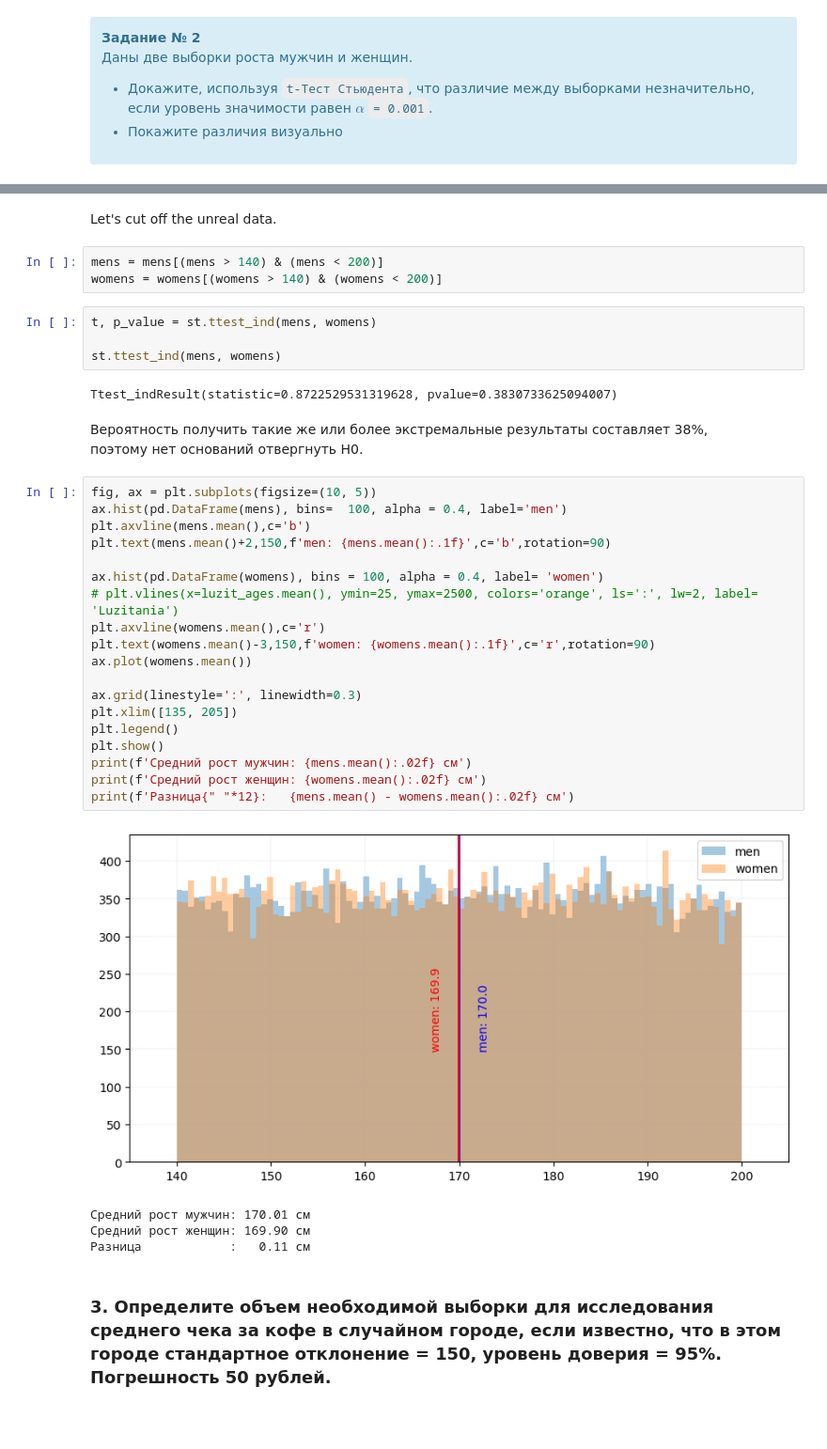
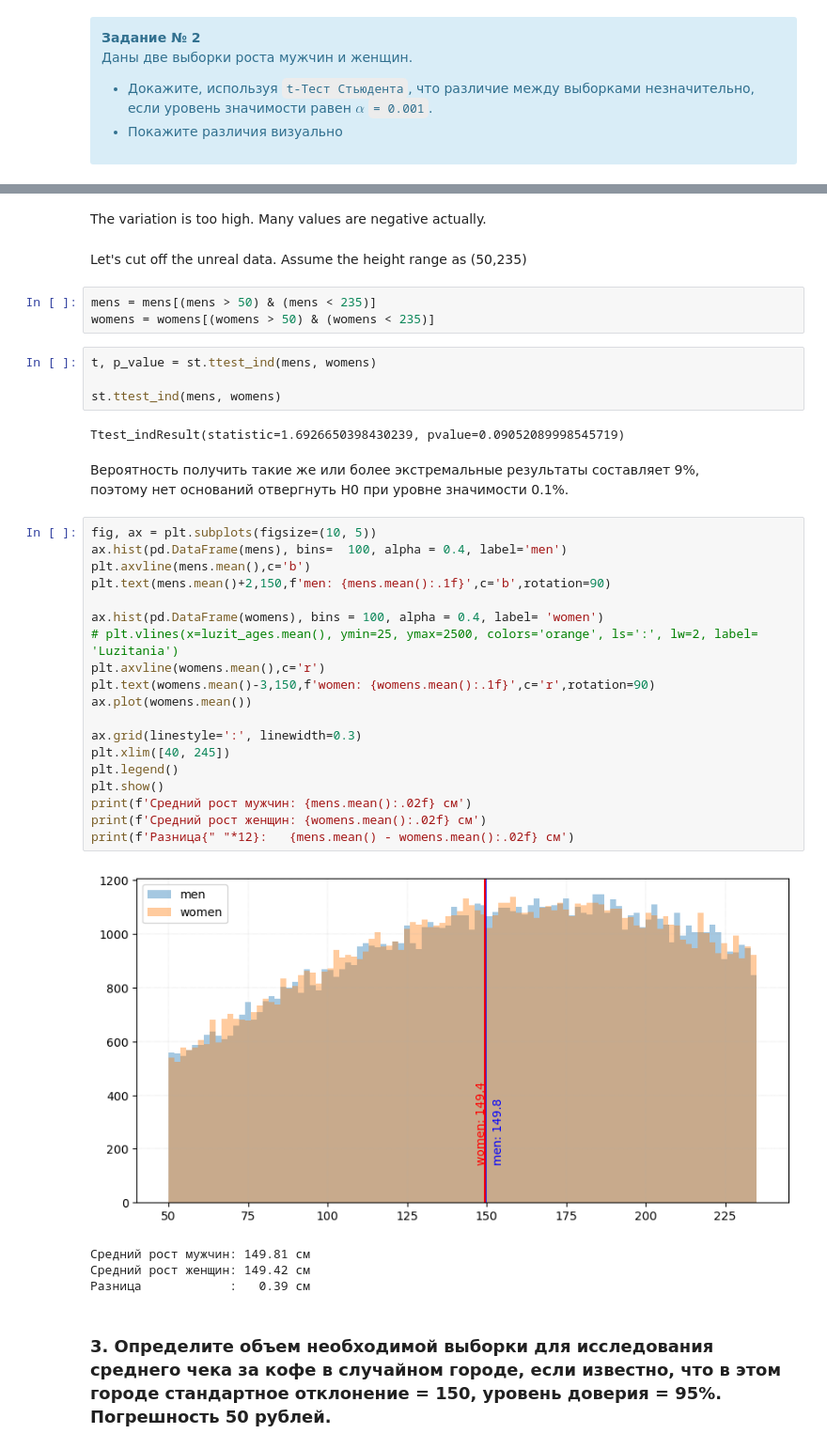
Before and after one commit to IgorBeHolder/Netology, a Jupyter notebook: Netology stats_Confidential_intervals HW.ipynb, the cells around one changed output, grey strips where cells are left out. Shown at 94% size. Drawn from its saved outputs; the diff is of its cells as text; blank space fills up the shorter version.

```diff
--- a/Netology stats_Confidential_intervals HW.ipynb
+++ b/Netology stats_Confidential_intervals HW.ipynb
@@ -678,44 +745,46 @@ confidence = 1 - alpha
 mens  = st.norm.rvs(loc=171, scale=100, size=150000)  # Выборка мужчин со средним ростом 171
 womens = st.norm.rvs(loc=170, scale=100, size=150000)  # Выборка женщин со средним ростом 170
 #В двух строчках выше генерируется две выбороки, где loc это среднее значение, а scale это дисперсия
+# %% [markdown]
+The variation is too high. Many values are negative actually.
 # %% [markdown]
-Let's cut off the unreal data.
+Let's cut off the unreal data. Assume the height range as (50,235)
 # %%
-mens = mens[(mens > 140) & (mens < 200)]
-womens = womens[(womens > 140) & (womens < 200)]
+mens = mens[(mens > 50) & (mens < 235)]
+womens = womens[(womens > 50) & (womens < 235)]
 # %%
 t, p_value = st.ttest_ind(mens, womens)
 
 st.ttest_ind(mens, womens)
 # %% [output]
-Ttest_indResult(statistic=0.8722529531319628, pvalue=0.3830733625094007)
+Ttest_indResult(statistic=1.6926650398430239, pvalue=0.09052089998545719)
 # %% [markdown]
-Вероятность получить такие же или более экстремальные результаты составляет 38%,
-поэтому нет оснований отвергнуть Н0.
+Вероятность получить такие же или более экстремальные результаты составляет 9%,
+поэтому нет оснований отвергнуть Н0 при уровне значимости 0.1%.
 # %%
 fig, ax = plt.subplots(figsize=(10, 5))
 ax.hist(pd.DataFrame(mens), bins=  100, alpha = 0.4, label='men')
 plt.axvline(mens.mean(),c='b')
 plt.text(mens.mean()+2,150,f'men: {mens.mean():.1f}',c='b',rotation=90)
 
 ax.hist(pd.DataFrame(womens), bins = 100, alpha = 0.4, label= 'women')
 # plt.vlines(x=luzit_ages.mean(), ymin=25, ymax=2500, colors='orange', ls=':', lw=2, label= 'Luzitania')
 plt.axvline(womens.mean(),c='r')
 plt.text(womens.mean()-3,150,f'women: {womens.mean():.1f}',c='r',rotation=90)
 ax.plot(womens.mean())
 
 ax.grid(linestyle=':', linewidth=0.3)
-plt.xlim([135, 205])
+plt.xlim([40, 245])
 plt.legend()
 plt.show()
 print(f'Средний рост мужчин: {mens.mean():.02f} см')
 print(f'Средний рост женщин: {womens.mean():.02f} см')
 print(f'Разница{" "*12}:   {mens.mean() - womens.mean():.02f} см')
 # %% [output]
-[figure, old version]
+[figure, new version]
-Средний рост мужчин: 170.01 см
-Средний рост женщин: 169.90 см
-Разница            :   0.11 см
+Средний рост мужчин: 149.81 см
+Средний рост женщин: 149.42 см
+Разница            :   0.39 см
 # %% [markdown]
 ### 3. Определите объем необходимой выборки для исследования среднего чека за кофе в случайном городе, если известно, что в этом городе стандартное отклонение = 150, уровень доверия = 95%. Погрешность 50 рублей.
 # %% [markdown]
```
Also changed, not shown: parts of 88 cells of this notebook, 3 other files.
